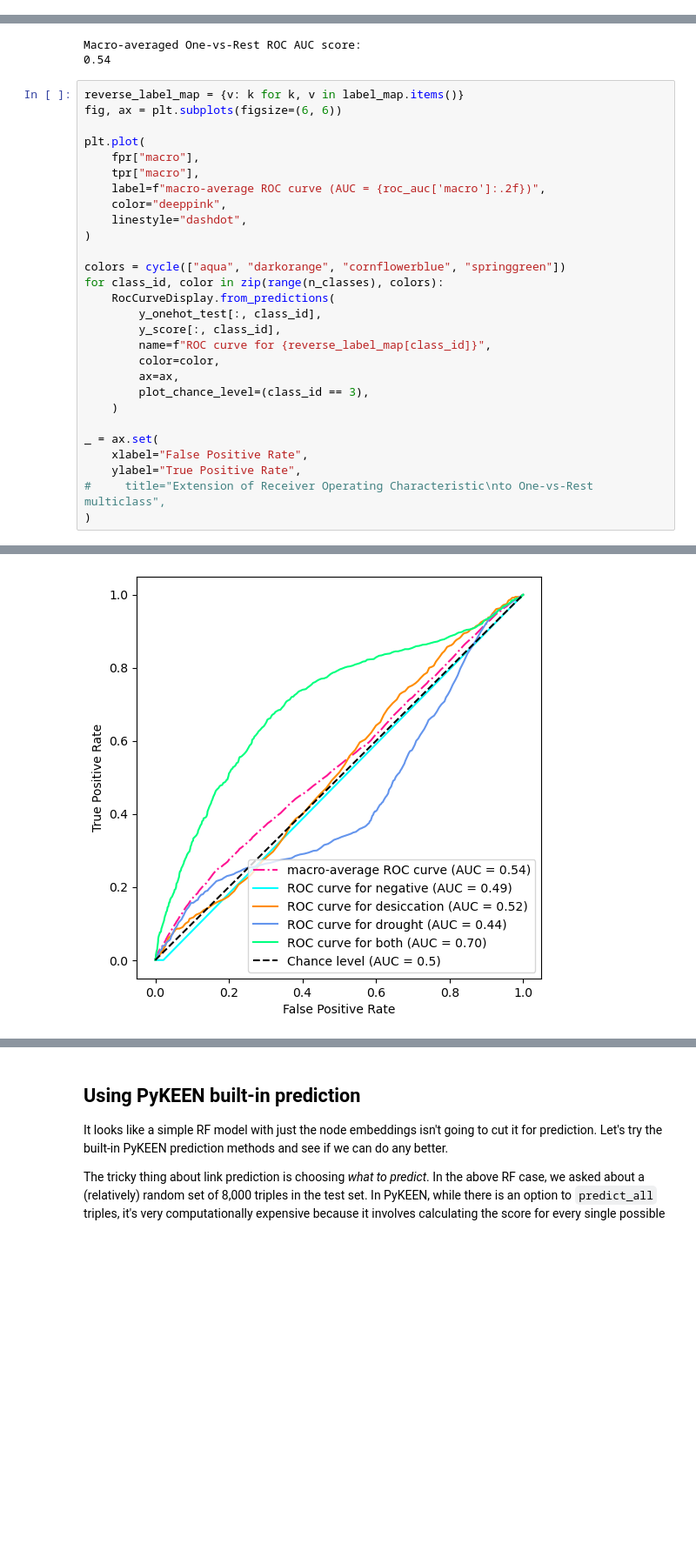
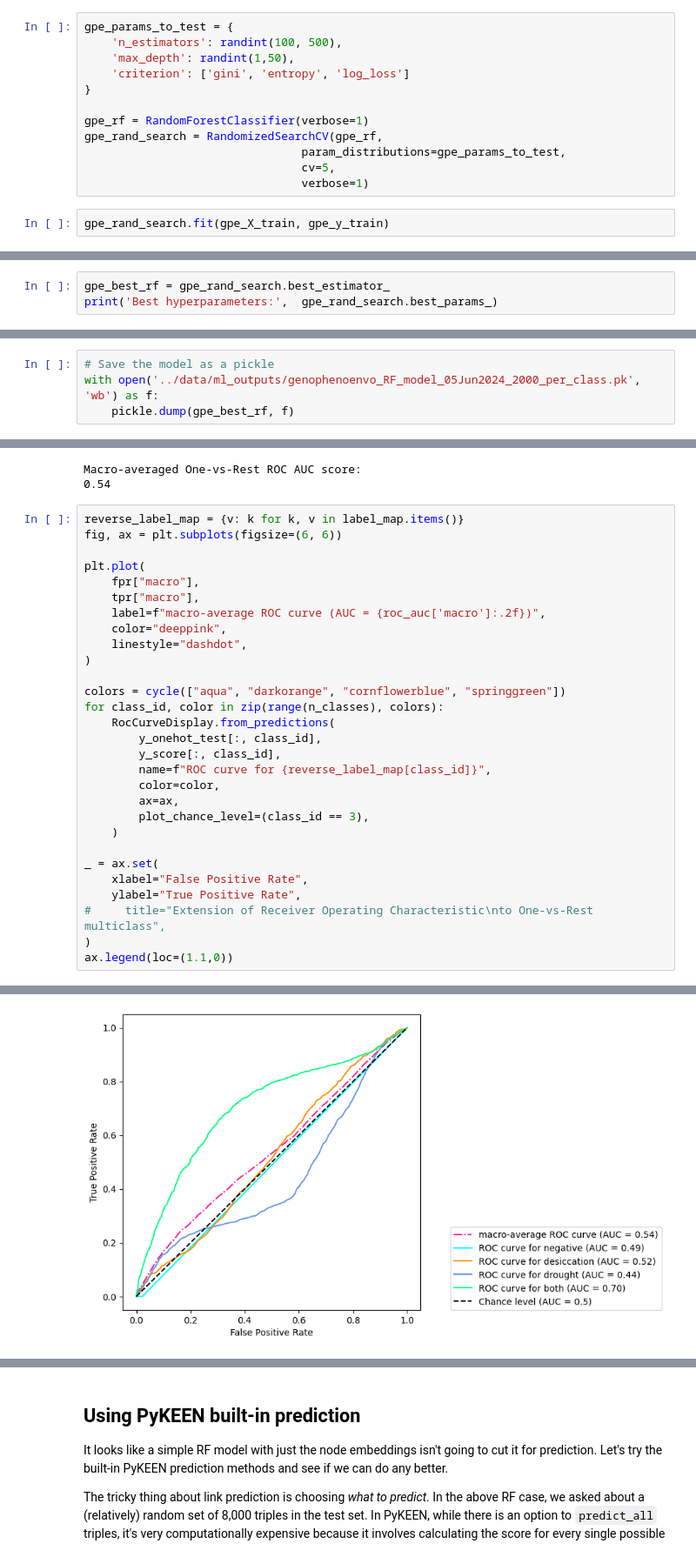
Before and after one commit to serenalotreck/literature-genes, a Jupyter notebook: notebooks/static_link_prediction.ipynb, the cells around one changed output, grey strips where cells are left out. Shown at 87% size. Cells and saved outputs as stored; diff of their text form; blank space fills up the shorter version.

```diff
--- a/notebooks/static_link_prediction.ipynb
+++ b/notebooks/static_link_prediction.ipynb
@@ -358,0 +471,14 @@ with open('../data/ml_outputs/co_occurrence_RF_model_03Jun2024_2000_per_class_CL
+# %%
+gpe_params_to_test = {
+    'n_estimators': randint(100, 500),
+    'max_depth': randint(1,50),
+    'criterion': ['gini', 'entropy', 'log_loss']
+}
+
+gpe_rf = RandomForestClassifier(verbose=1)
+gpe_rand_search = RandomizedSearchCV(gpe_rf,
+                                param_distributions=gpe_params_to_test,
+                                cv=5,
+                                verbose=1)
+# %%
+gpe_rand_search.fit(gpe_X_train, gpe_y_train)
@@ -358,0 +510,3 @@ with open('../data/ml_outputs/co_occurrence_RF_model_03Jun2024_2000_per_class_CL
+# %%
+gpe_best_rf = gpe_rand_search.best_estimator_
+print('Best hyperparameters:',  gpe_rand_search.best_params_)
@@ -359,2 +515,6 @@ with open('../data/ml_outputs/co_occurrence_RF_model_03Jun2024_2000_per_class_CL
+# %%
+# Save the model as a pickle
+with open('../data/ml_outputs/genophenoenvo_RF_model_05Jun2024_2000_per_class.pk', 'wb') as f:
+    pickle.dump(gpe_best_rf, f)
 # %% [markdown]
 ### Evaluate the model
@@ -463,4 +624,5 @@ _ = ax.set(
     ylabel="True Positive Rate",
 #     title="Extension of Receiver Operating Characteristic\nto One-vs-Rest multiclass",
 )
+ax.legend(loc=(1.1,0))
 # %% [output]
@@ -467 +630 @@ _ = ax.set(
-[figure, old version]
+[figure, new version]
```
Also changed, not shown: parts of 68 cells of this notebook.
